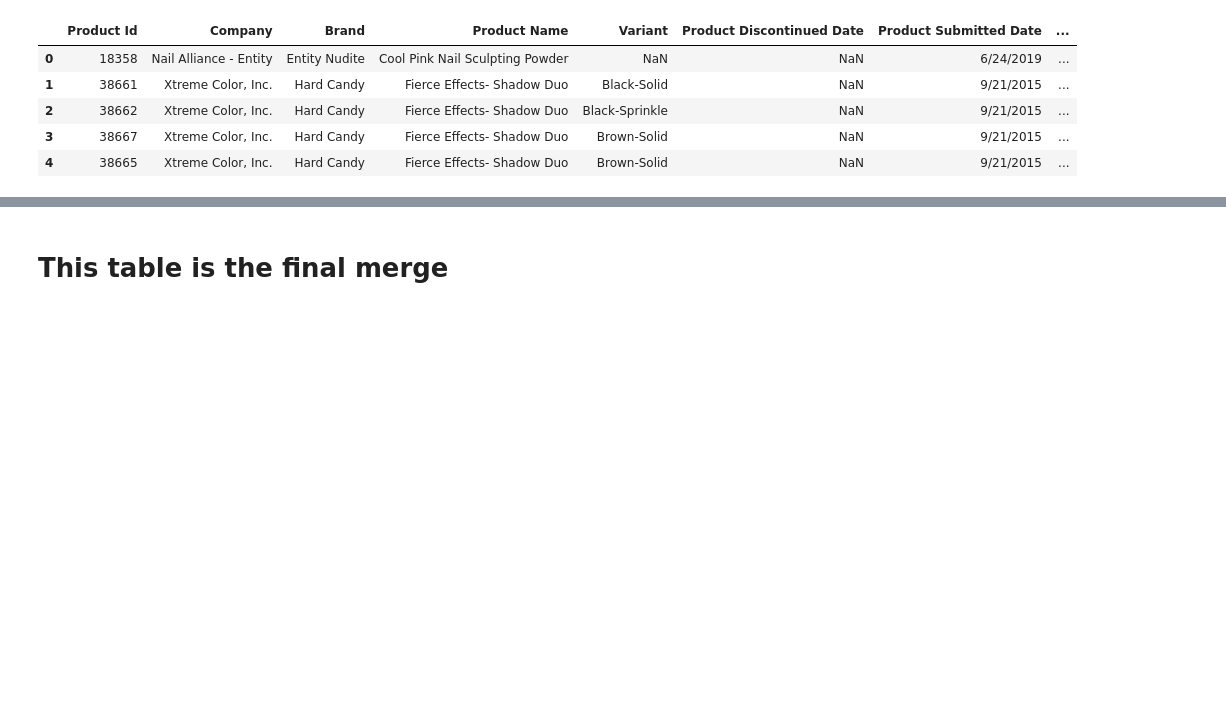
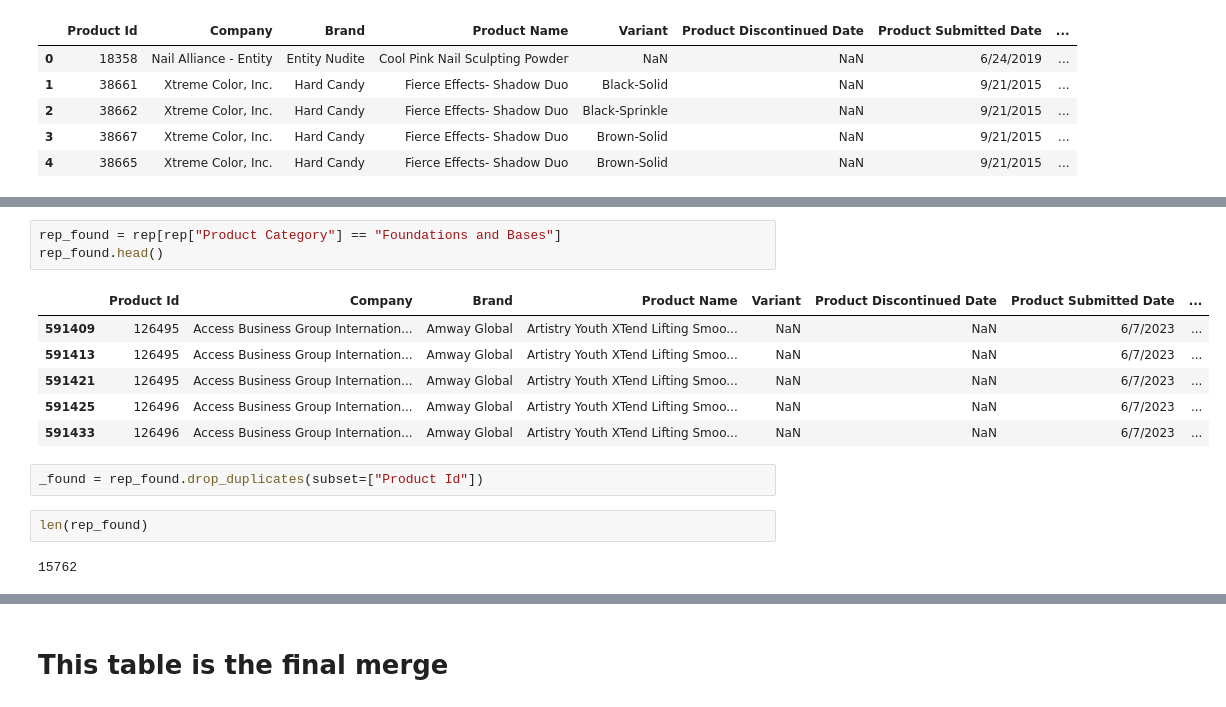
Before and after one commit to meisili/bna-data-duo, a Jupyter notebook: merge_check.ipynb, the cells around one changed output, grey strips where cells are left out. Drawn from its saved outputs; the diff is of its cells as text; blank space fills up the shorter version.

```diff
--- a/merge_check.ipynb
+++ b/merge_check.ipynb
@@ -1094,0 +1157,16 @@ final_merge_expanded.head()
+# %%
+rep_found = rep[rep["Product Category"] == "Foundations and Bases"]
+rep_found.head()
+# %% [output]
+|  | Product Id | Company | Brand | Product Name | Variant | Product Discontinued Date | Product Submitted Date | ... |
+| 591409 | 126495 | Access Business Group Internation... | Amway Global | Artistry Youth XTend Lifting Smoo... | NaN | NaN | 6/7/2023 | ... |
+| 591413 | 126495 | Access Business Group Internation... | Amway Global | Artistry Youth XTend Lifting Smoo... | NaN | NaN | 6/7/2023 | ... |
+| 591421 | 126495 | Access Business Group Internation... | Amway Global | Artistry Youth XTend Lifting Smoo... | NaN | NaN | 6/7/2023 | ... |
+| 591425 | 126496 | Access Business Group Internation... | Amway Global | Artistry Youth XTend Lifting Smoo... | NaN | NaN | 6/7/2023 | ... |
+| 591433 | 126496 | Access Business Group Internation... | Amway Global | Artistry Youth XTend Lifting Smoo... | NaN | NaN | 6/7/2023 | ... |
+# %%
+_found = rep_found.drop_duplicates(subset=["Product Id"])
+# %%
+len(rep_found)
+# %% [output]
+15762
```
Also changed, not shown: parts of 13 cells of this notebook, 8 other files.
